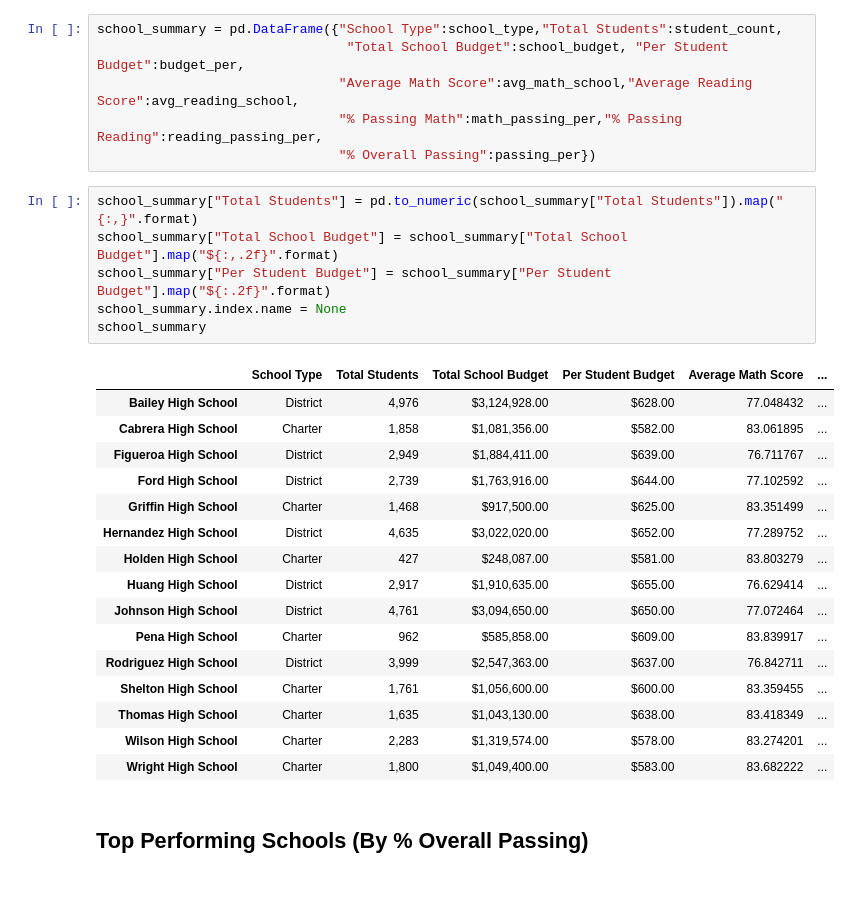
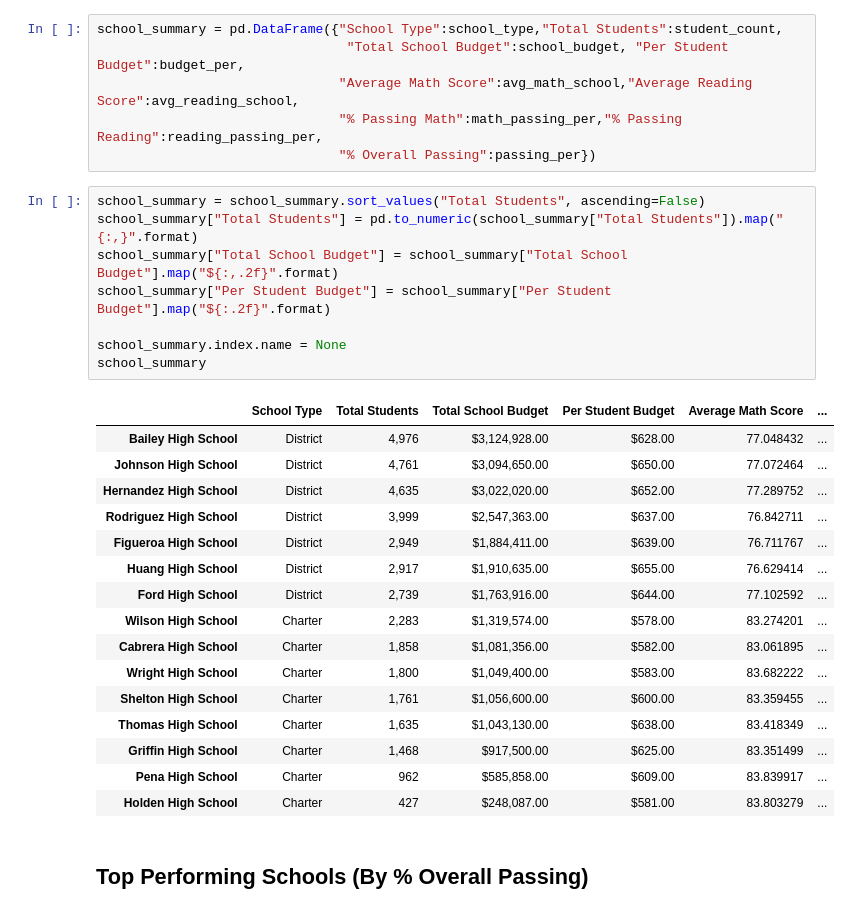
Before and after one commit to njmorr/pandas-challenge, a Jupyter notebook: PyCitySchools/PyCitySchools.ipynb, the cells around one changed output. Drawn from its saved outputs; the diff is of its cells as text.

```diff
--- a/PyCitySchools/PyCitySchools.ipynb
+++ b/PyCitySchools/PyCitySchools.ipynb
@@ -144,28 +159,30 @@ school_summary = pd.DataFrame({"School Type":school_type,"Total Students":studen
                                "% Passing Math":math_passing_per,"% Passing Reading":reading_passing_per,
                                "% Overall Passing":passing_per})
 # %%
+school_summary = school_summary.sort_values("Total Students", ascending=False)
 school_summary["Total Students"] = pd.to_numeric(school_summary["Total Students"]).map("{:,}".format)
 school_summary["Total School Budget"] = school_summary["Total School Budget"].map("${:,.2f}".format)
 school_summary["Per Student Budget"] = school_summary["Per Student Budget"].map("${:.2f}".format)
+
 school_summary.index.name = None
 school_summary
 # %% [output]
 |  | School Type | Total Students | Total School Budget | Per Student Budget | Average Math Score | ... |
 | Bailey High School | District | 4,976 | $3,124,928.00 | $628.00 | 77.048432 | ... |
+| Johnson High School | District | 4,761 | $3,094,650.00 | $650.00 | 77.072464 | ... |
+| Hernandez High School | District | 4,635 | $3,022,020.00 | $652.00 | 77.289752 | ... |
+| Rodriguez High School | District | 3,999 | $2,547,363.00 | $637.00 | 76.842711 | ... |
+| Figueroa High School | District | 2,949 | $1,884,411.00 | $639.00 | 76.711767 | ... |
+| Huang High School | District | 2,917 | $1,910,635.00 | $655.00 | 76.629414 | ... |
+| Ford High School | District | 2,739 | $1,763,916.00 | $644.00 | 77.102592 | ... |
+| Wilson High School | Charter | 2,283 | $1,319,574.00 | $578.00 | 83.274201 | ... |
 | Cabrera High School | Charter | 1,858 | $1,081,356.00 | $582.00 | 83.061895 | ... |
-| Figueroa High School | District | 2,949 | $1,884,411.00 | $639.00 | 76.711767 | ... |
-| Ford High School | District | 2,739 | $1,763,916.00 | $644.00 | 77.102592 | ... |
-| Griffin High School | Charter | 1,468 | $917,500.00 | $625.00 | 83.351499 | ... |
-| Hernandez High School | District | 4,635 | $3,022,020.00 | $652.00 | 77.289752 | ... |
-| Holden High School | Charter | 427 | $248,087.00 | $581.00 | 83.803279 | ... |
-| Huang High School | District | 2,917 | $1,910,635.00 | $655.00 | 76.629414 | ... |
-| Johnson High School | District | 4,761 | $3,094,650.00 | $650.00 | 77.072464 | ... |
-| Pena High School | Charter | 962 | $585,858.00 | $609.00 | 83.839917 | ... |
-| Rodriguez High School | District | 3,999 | $2,547,363.00 | $637.00 | 76.842711 | ... |
+| Wright High School | Charter | 1,800 | $1,049,400.00 | $583.00 | 83.682222 | ... |
 | Shelton High School | Charter | 1,761 | $1,056,600.00 | $600.00 | 83.359455 | ... |
 | Thomas High School | Charter | 1,635 | $1,043,130.00 | $638.00 | 83.418349 | ... |
-| Wilson High School | Charter | 2,283 | $1,319,574.00 | $578.00 | 83.274201 | ... |
-| Wright High School | Charter | 1,800 | $1,049,400.00 | $583.00 | 83.682222 | ... |
+| Griffin High School | Charter | 1,468 | $917,500.00 | $625.00 | 83.351499 | ... |
+| Pena High School | Charter | 962 | $585,858.00 | $609.00 | 83.839917 | ... |
+| Holden High School | Charter | 427 | $248,087.00 | $581.00 | 83.803279 | ... |
 # %% [markdown]
 ## Top Performing Schools (By % Overall Passing)
 # %% [markdown]
```
Also changed, not shown: parts of 8 cells of this notebook.
